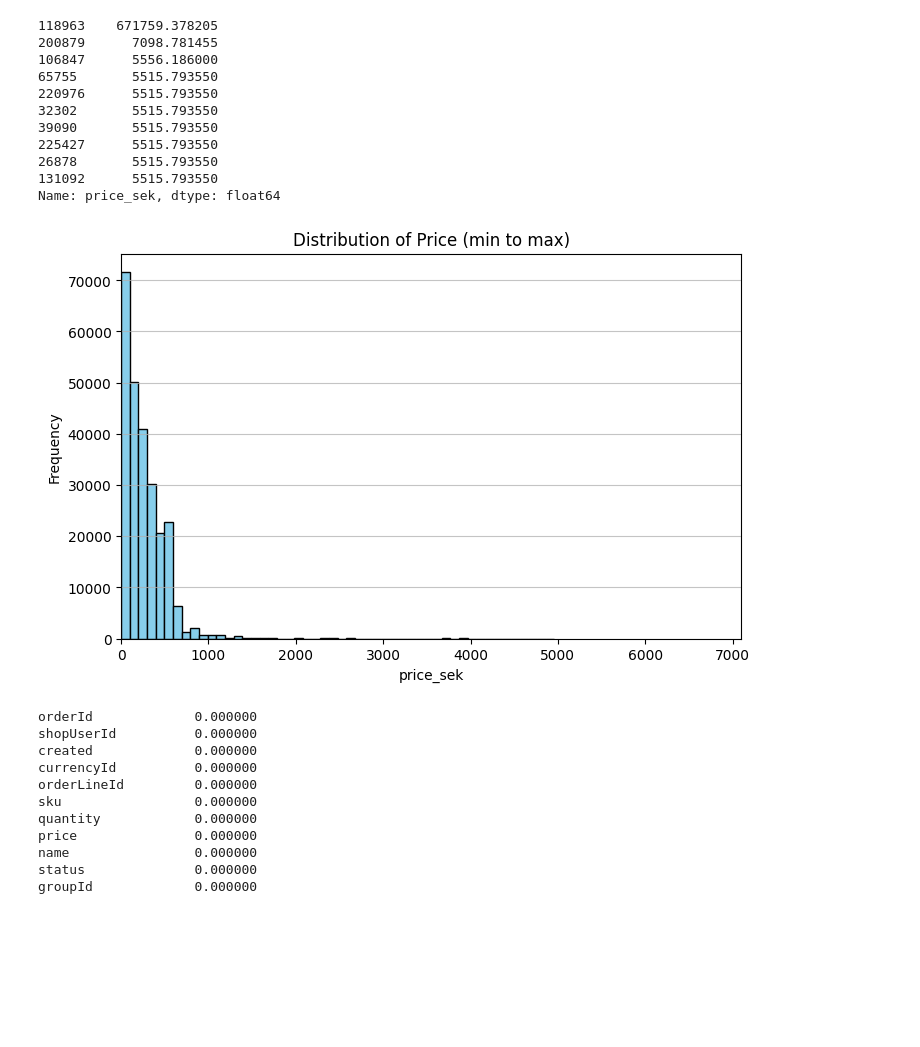
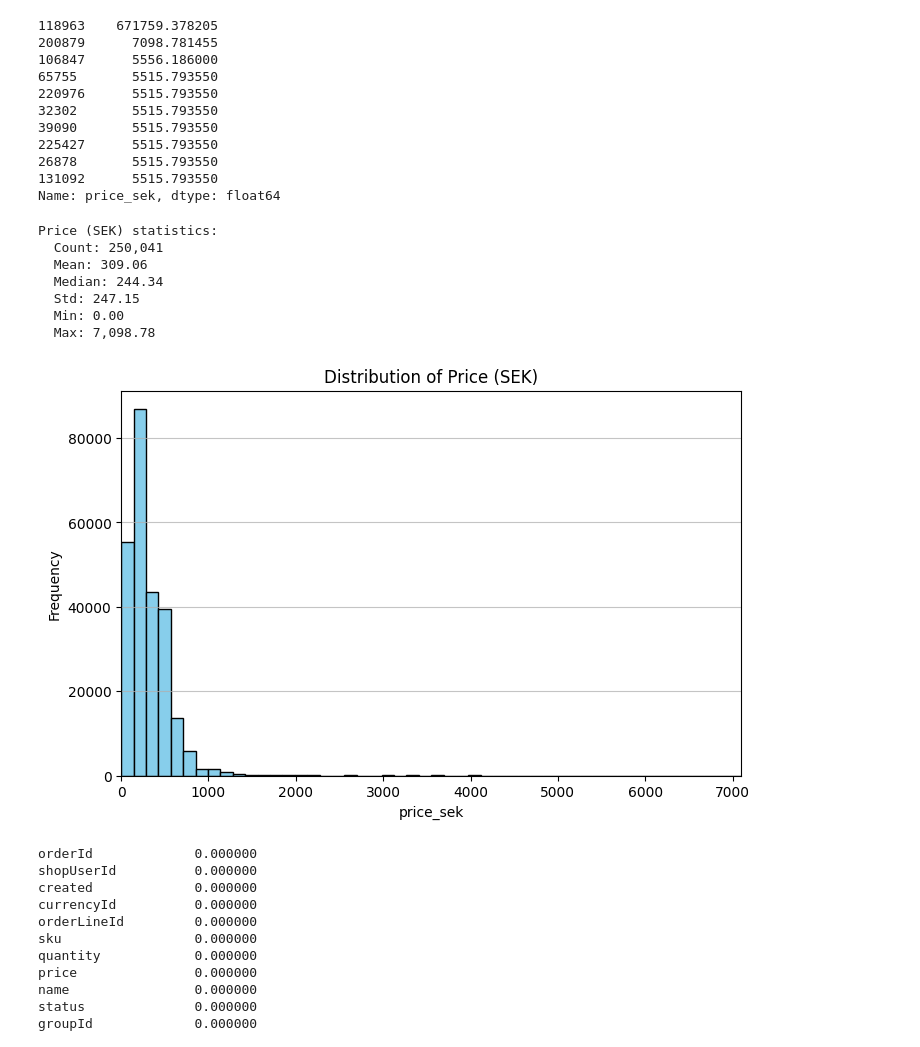
Before and after one commit to maria-lagerholm/itcm_recommendation_engine, a Jupyter notebook: notebooks/eda_transactions.ipynb, the cells around one changed output. Cells and saved outputs as stored; diff of their text form; code cells hidden in the pictures; blank space fills up the shorter version.

```diff
--- a/notebooks/eda_transactions.ipynb
+++ b/notebooks/eda_transactions.ipynb
@@ -13,9 +18,17 @@ a = pd.read_csv("../data/processed/articles_clean.csv", dtype="string", usecols=
 tx["sku"], a["sku"] = tx["sku"].str.strip(), a["sku"].str.strip()
 # Merge status and groupId from articles into tx based on sku
 tx = tx.merge(a[["sku", "status", "groupId"]], on="sku", how="left")
-tx_sku, a_sku = pd.Index(tx["sku"].dropna().unique()), pd.Index(a["sku"].dropna().unique())
-m = tx_sku.difference(a_sku)
-print(f"Unique SKUs in tx: {len(tx_sku):,} | in articles: {len(a_sku):,}\nsku that are not in articles: {len(m):,}")
+
+# Check if 'groupId' exists in tx before proceeding to avoid KeyError
+if "groupId" in tx.columns and "groupId" in a.columns:
+    tx_sku, a_sku = pd.Index(tx["sku"].dropna().unique()), pd.Index(a["sku"].dropna().unique())
+    tx_groupid, a_groupid = pd.Index(tx["groupId"].dropna().unique()), pd.Index(a["groupId"].dropna().unique())
+    m_sku = tx_sku.difference(a_sku)
+    m_groupid = tx_groupid.difference(a_groupid)
+    print(f"Unique SKUs in tx: {len(tx_sku):,} | in articles: {len(a_sku):,}\nsku that are not in articles: {len(m_sku):,}")
+    print(f"Unique groupIds in tx: {len(tx_groupid):,} | in articles: {len(a_groupid):,}\ngroupId that are not in articles: {len(m_groupid):,}")
+else:
+    print("Warning: 'groupId' column not found in tx or articles dataframe after merge.")
 # %% [output]
 Unique SKUs in tx: 17,500 | in articles: 107,693
 sku that are not in articles: 3
@@ -114,21 +129,38 @@ tx = tx[~tx['price'].astype(str).str.replace('.0$', '', regex=True).str.fullmatc
 # %%
 import matplotlib.pyplot as plt
 
+# Show key statistics in numbers
+price_sek = tx["price_sek"].dropna()
+print("Price (SEK) statistics:")
+print(f"  Count: {price_sek.count():,}")
+print(f"  Mean: {price_sek.mean():,.2f}")
+print(f"  Median: {price_sek.median():,.2f}")
+print(f"  Std: {price_sek.std():,.2f}")
+print(f"  Min: {price_sek.min():,.2f}")
+print(f"  Max: {price_sek.max():,.2f}")
+
 plt.figure(figsize=(8, 5))
 plt.hist(
-    tx["price"].dropna(),
+    price_sek,
     bins=50,
     color="skyblue",
     edgecolor="black"
 )
-plt.title("Distribution of Price (min to max)")
+plt.title("Distribution of Price (SEK)")
 plt.xlabel("price_sek")
 plt.ylabel("Frequency")
-plt.xlim(tx["price_sek"].min(), tx["price_sek"].max())
+plt.xlim(price_sek.min(), price_sek.max())
 plt.grid(axis='y', alpha=0.75)
 plt.show()
 # %% [output]
+Price (SEK) statistics:
+  Count: 250,041
+  Mean: 309.06
+  Median: 244.34
+  Std: 247.15
+  Min: 0.00
+  Max: 7,098.78
-[figure, old version]
+[figure, new version]
 # %%
 # Merge age info from customers into transactions
 customers = pd.read_csv("../data/processed/customers_clean.csv", dtype={"shopUserId": str})
```
Also changed, not shown: parts of 9 cells of this notebook, 2 other files.
